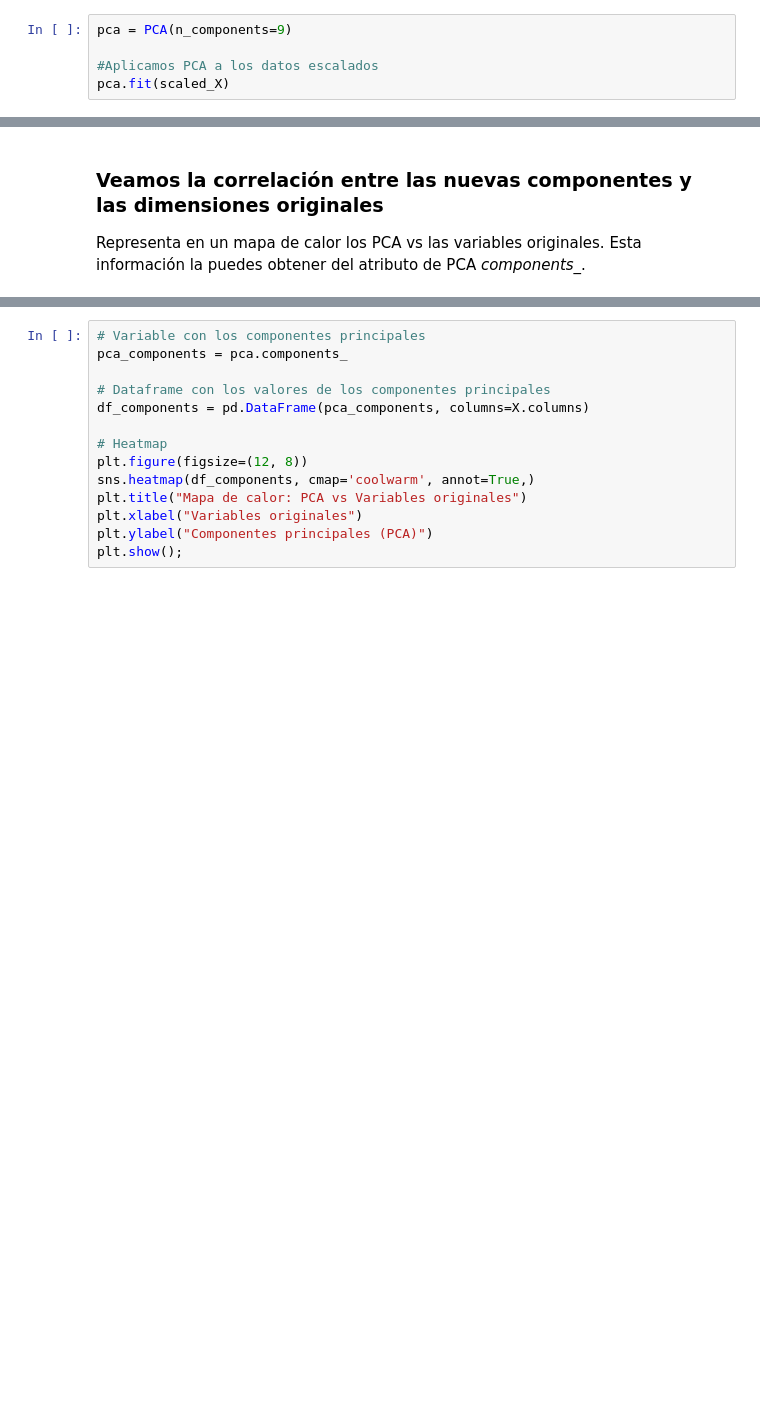
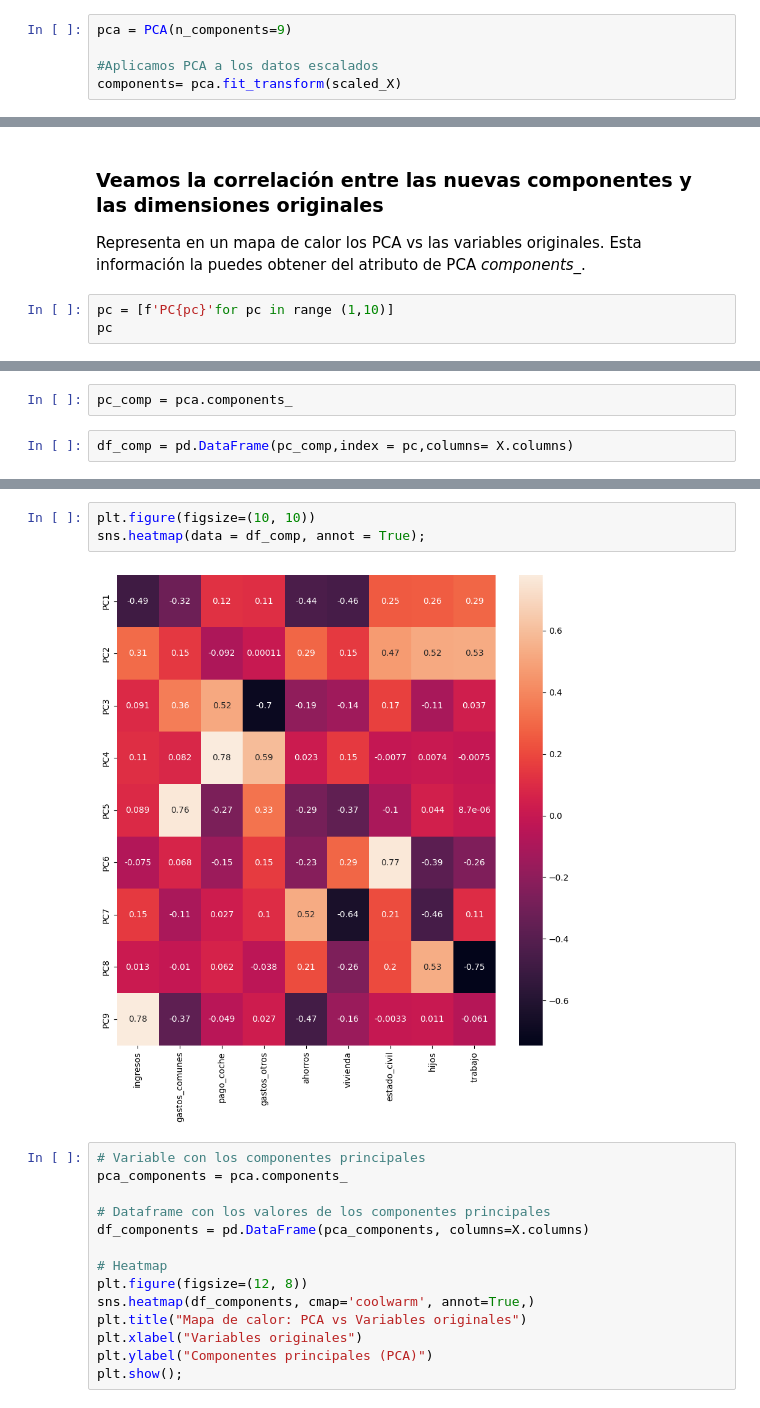
Before and after one commit to LidiaMiranda/Machine_Learning, a Jupyter notebook: 2-No_Supervisado/1-PCA/Practica/2_PCA Alquier Compra.ipynb, the cells around one changed output, grey strips where cells are left out. Saved outputs shown, nothing was run; the diff lists cells and outputs as text; blank space fills up the shorter version.

```diff
--- a/2-No_Supervisado/1-PCA/Practica/2_PCA Alquier Compra.ipynb
+++ b/2-No_Supervisado/1-PCA/Practica/2_PCA Alquier Compra.ipynb
@@ -146,4 +145,4 @@ Aplica el algoritmo de PCA para 9 components, es decir, para todas las features
 pca = PCA(n_components=9)
 
 #Aplicamos PCA a los datos escalados
-pca.fit(scaled_X)
+components= pca.fit_transform(scaled_X)
@@ -215,3 +217,6 @@ plt.show();
 # %% [markdown]
 ### Veamos la correlación entre las nuevas componentes y las dimensiones originales
 Representa en un mapa de calor los PCA vs las variables originales. Esta información la puedes obtener del atributo de PCA *components_*.
+# %%
+pc = [f'PC{pc}'for pc in range (1,10)]
+pc
@@ -217,0 +245,4 @@ Representa en un mapa de calor los PCA vs las variables originales. Esta informa
+# %%
+pc_comp = pca.components_
+# %%
+df_comp = pd.DataFrame(pc_comp,index = pc,columns= X.columns)
@@ -218,3 +272,8 @@ Representa en un mapa de calor los PCA vs las variables originales. Esta informa
+# %%
+plt.figure(figsize=(10, 10))
+sns.heatmap(data = df_comp, annot = True);
+# %% [output]
+[figure, added]
 # %%
 # Variable con los componentes principales
 pca_components = pca.components_
```
Also changed, not shown: parts of 21 cells of this notebook.
